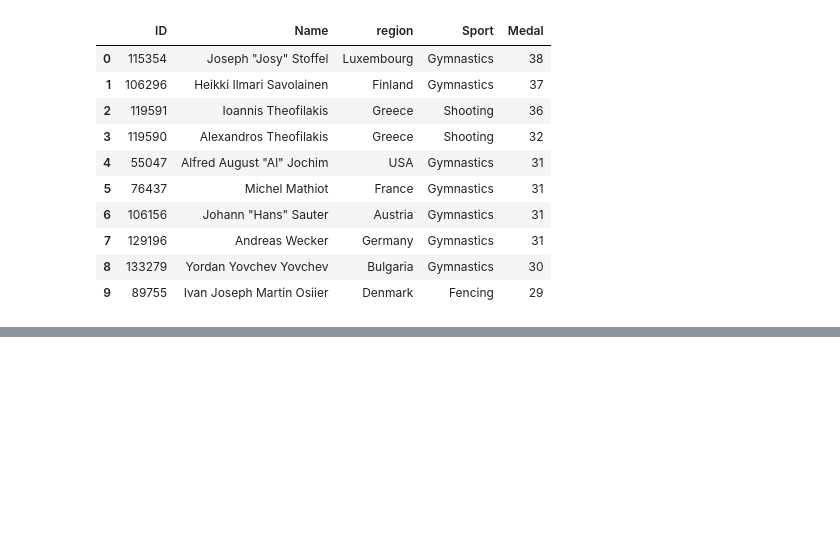
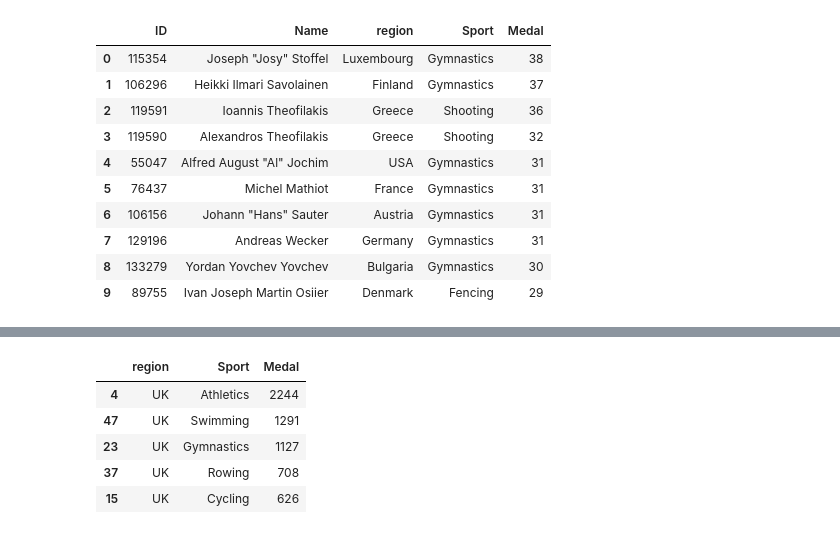
Before and after one commit to Sahil-987/Olympic-Dataset-Analysis, a Jupyter notebook: main.ipynb, the cells around one changed output, grey strips where cells are left out. Saved outputs shown, nothing was run; the diff lists cells and outputs as text; code cells hidden in the pictures; blank space fills up the shorter version.

```diff
--- a/main.ipynb
+++ b/main.ipynb
@@ -691,0 +721,9 @@ df_best_athlts
+# %%
+df_final[df_final['region'] == 'UK'].groupby(['region','Sport'])['Medal'].count().reset_index().sort_values(by='Medal',ascending=False).head()
+# %% [output]
+|  | region | Sport | Medal |
+| 4 | UK | Athletics | 2244 |
+| 47 | UK | Swimming | 1291 |
+| 23 | UK | Gymnastics | 1127 |
+| 37 | UK | Rowing | 708 |
+| 15 | UK | Cycling | 626 |
```
Also changed, not shown: parts of 4 cells of this notebook, 2 other files.
